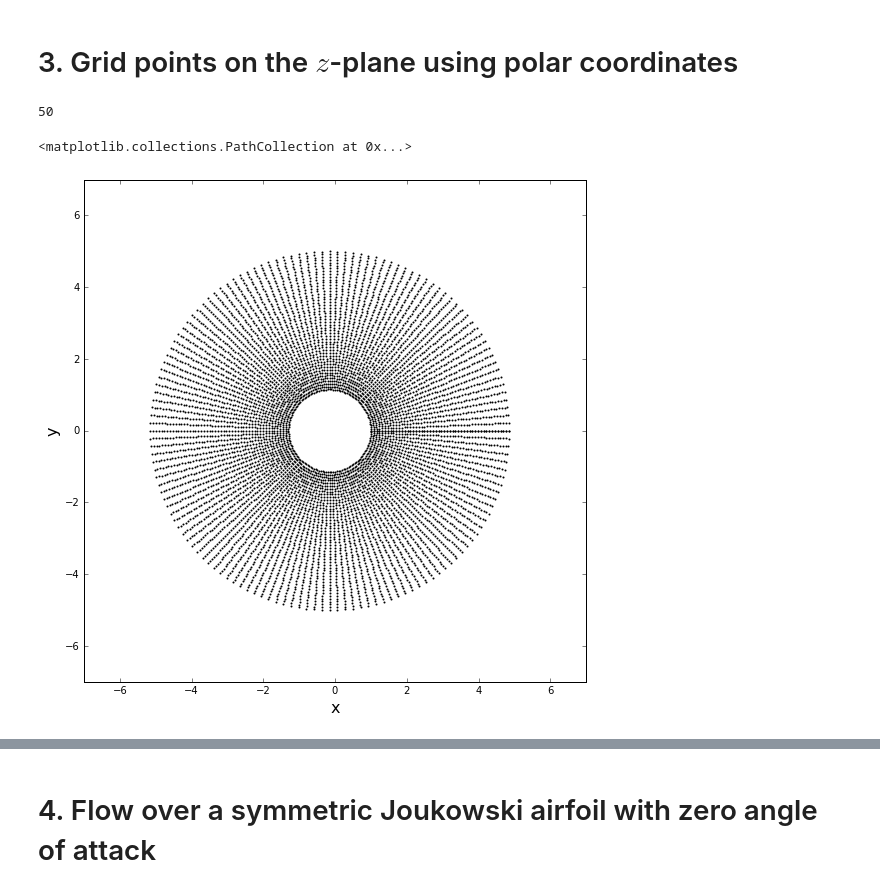
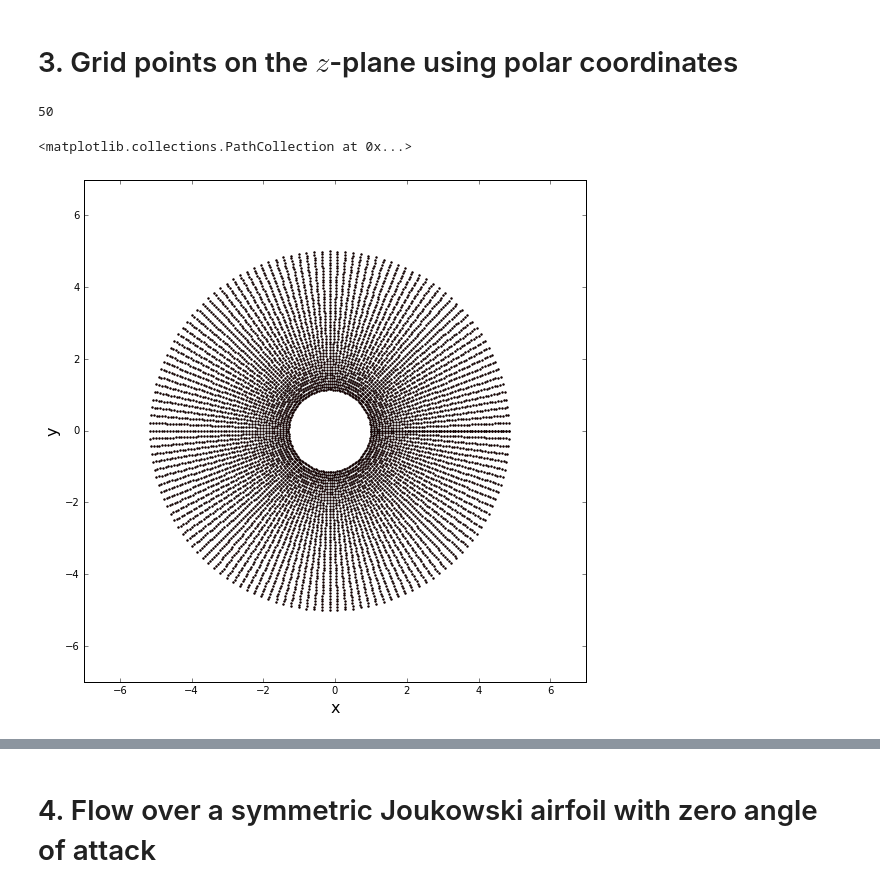
Before and after one commit to lpgleaves/mae6226-workspace, a Jupyter notebook: 06_Assignment_working.ipynb, the cells around one changed output, grey strips where cells are left out. Saved outputs shown, nothing was run; the diff lists cells and outputs as text; code cells hidden in the pictures.

```diff
--- a/06_Assignment_working.ipynb
+++ b/06_Assignment_working.ipynb
@@ -100,27 +100,27 @@ pyplot.ylim(-3,3)
 # %%
 r1 = numpy.linspace(1.15,5,50)
 #r2 = -1*r1
 #r = numpy.concatenate((r1,r2),axis=0)
 r = r1
 print(numpy.size(r))
 theta = numpy.linspace(0,2*numpy.pi,145)
 c = 1
 
 R, THETA = numpy.meshgrid(r,theta)
 xc = -0.15
 yc = 0
 
 zcirc = (R*numpy.cos(THETA) + xc)+((R*numpy.sin(THETA) + yc)*1j)
 
 size = 9
 pyplot.figure(figsize=(size, size))
 pyplot.xlabel('x', fontsize=16)
 pyplot.ylabel('y', fontsize=16)
 pyplot.xlim(-7,7)
 pyplot.ylim(-7,7)
-pyplot.scatter(zcirc.real,zcirc.imag,s=1)
+pyplot.scatter(zcirc.real,zcirc.imag,s=2,c='r')
 # %% [output]
 50
 <matplotlib.collections.PathCollection at 0x...>
-[figure, old version]
+[figure, new version]
 # %%
```
Also changed, not shown: parts of 7 cells of this notebook.
